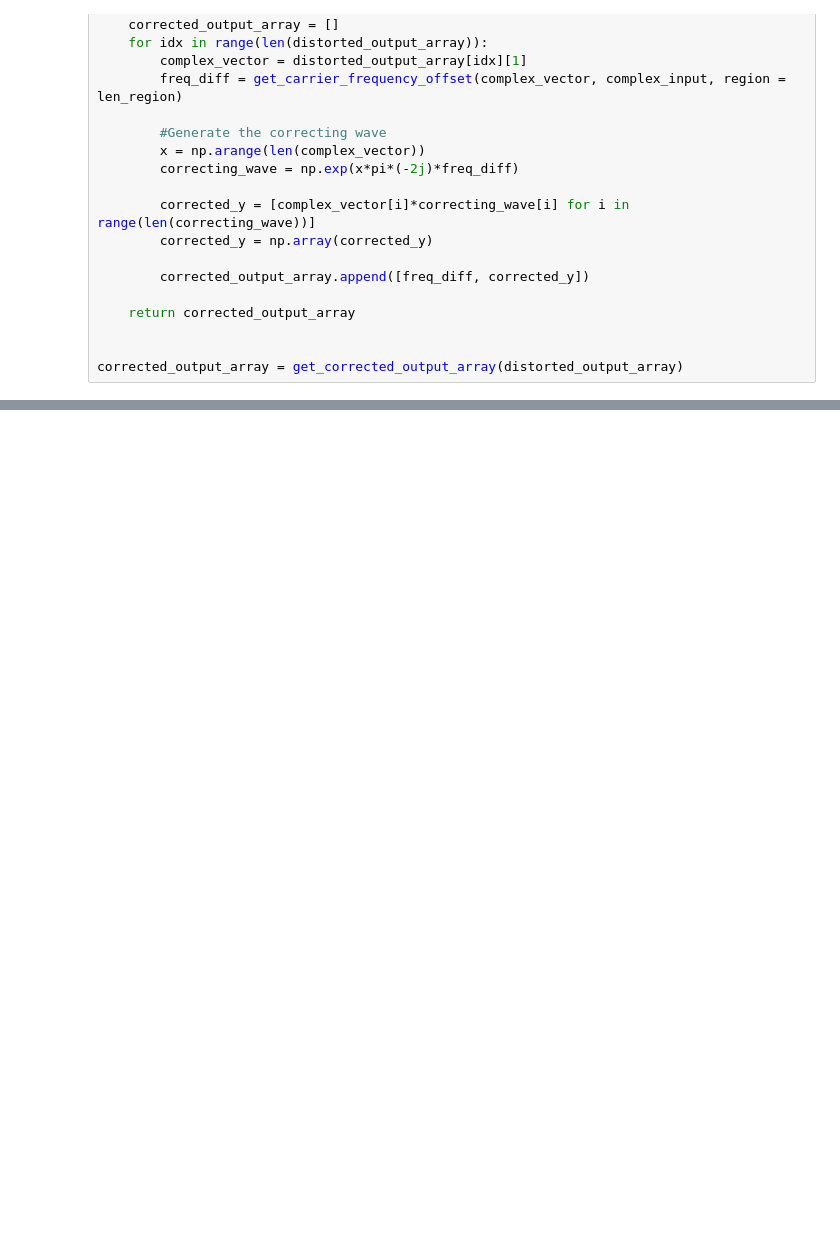
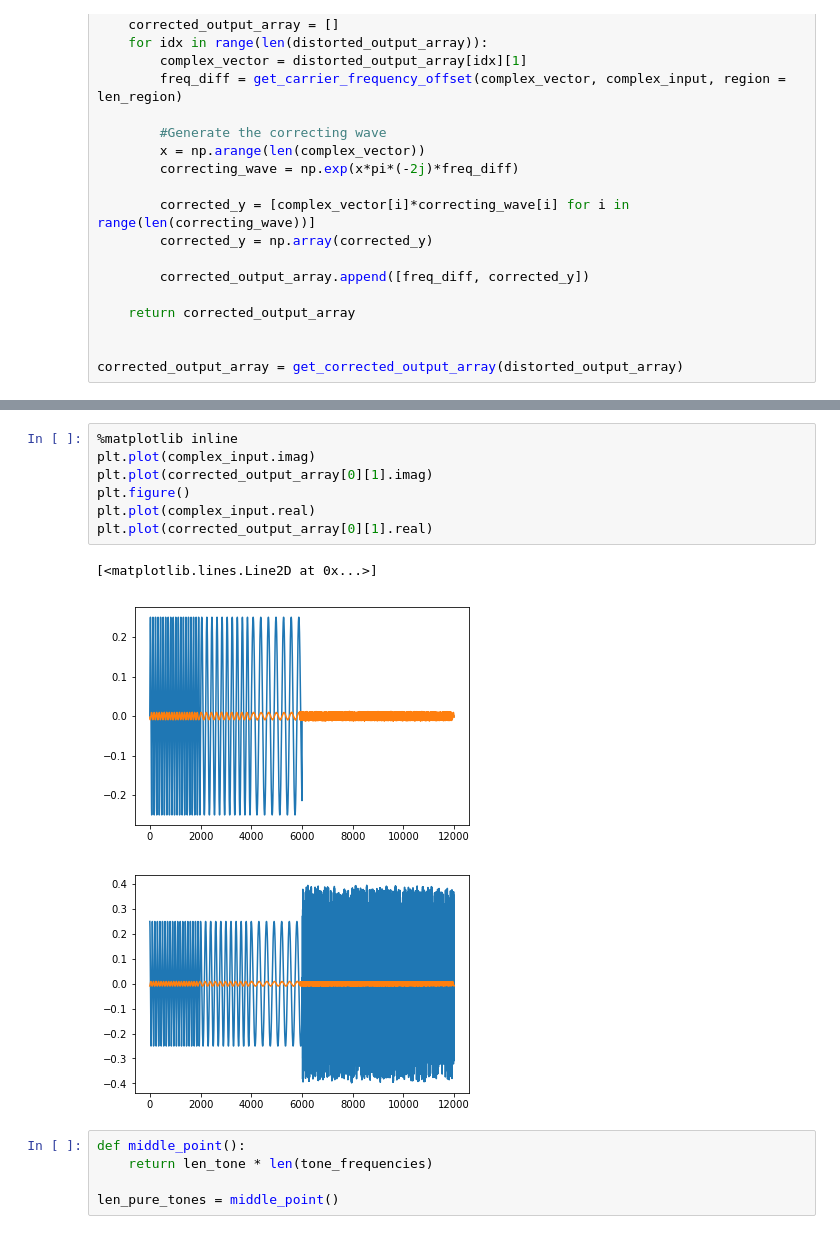
Before and after one commit to jain-nikunj/channel-estimation, a Jupyter notebook: channelEstimation4.py.ipynb, the cells around one changed output, grey strips where cells are left out. Cells and saved outputs as stored; diff of their text form; blank space fills up the shorter version.

```diff
--- a/channelEstimation4.py.ipynb
+++ b/channelEstimation4.py.ipynb
@@ -379,0 +394,16 @@ Segment: 73 Carrier frequency offset: -25.0902293313Hz,  Predicted period: 19928
+# %%
+%matplotlib inline
+plt.plot(complex_input.imag)
+plt.plot(corrected_output_array[0][1].imag)
+plt.figure()
+plt.plot(complex_input.real)
+plt.plot(corrected_output_array[0][1].real)
+# %% [output]
+[<matplotlib.lines.Line2D at 0x...>]
+[figure, added]
+[figure, added]
+# %%
+def middle_point():
+    return len_tone * len(tone_frequencies)
+
+len_pure_tones = middle_point()
```
Also changed, not shown: parts of 8 cells of this notebook.
